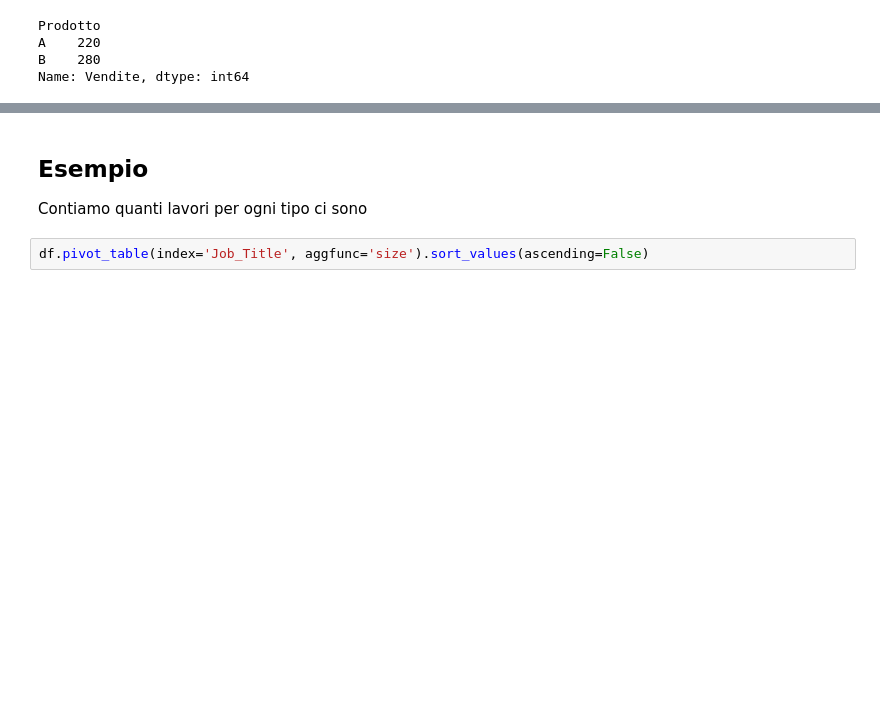
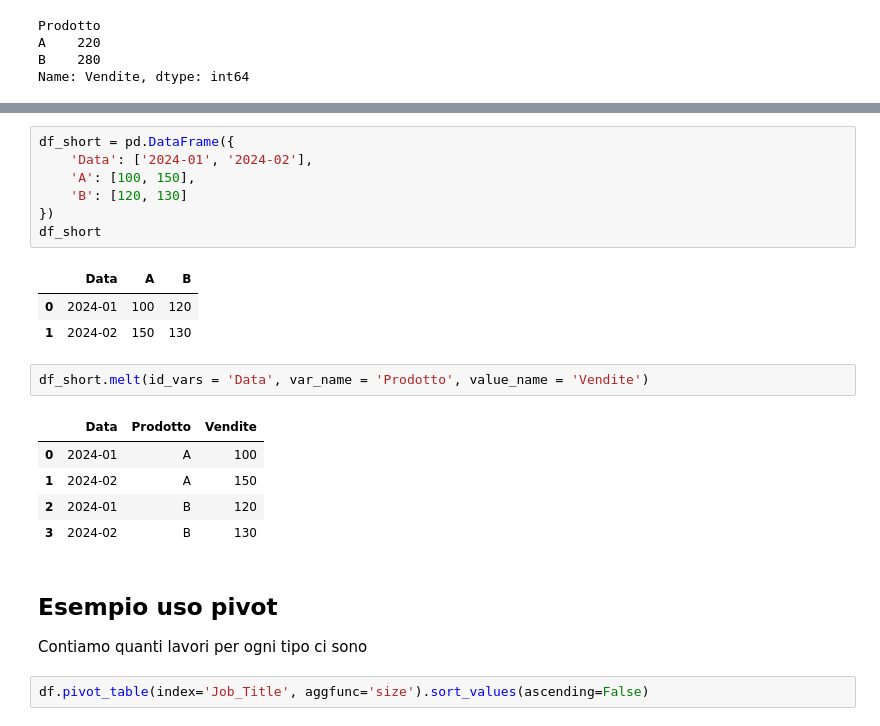
Before and after one commit to lauranenzi/LabProgrammazione_II_2026, a Jupyter notebook: materiale_lezioni/Lezione6/6.0_Pandas3.ipynb, the cells around one changed output, grey strips where cells are left out. Saved outputs shown, nothing was run; the diff lists cells and outputs as text; blank space fills up the shorter version.

Commit message:
Add example for pandas melt() method to demonstrate DataFrame transformation

```diff
--- a/materiale_lezioni/Lezione6/6.0_Pandas3.ipynb
+++ b/materiale_lezioni/Lezione6/6.0_Pandas3.ipynb
@@ -320,5 +324,25 @@ Name: Vendite, dtype: int64
+# %%
+df_short = pd.DataFrame({
+    'Data': ['2024-01', '2024-02'],
+    'A': [100, 150],
+    'B': [120, 130]
+})
+df_short
+# %% [output]
+|  | Data | A | B |
+| 0 | 2024-01 | 100 | 120 |
+| 1 | 2024-02 | 150 | 130 |
+# %%
+df_short.melt(id_vars = 'Data', var_name = 'Prodotto', value_name = 'Vendite')
+# %% [output]
+|  | Data | Prodotto | Vendite |
+| 0 | 2024-01 | A | 100 |
+| 1 | 2024-02 | A | 150 |
+| 2 | 2024-01 | B | 120 |
+| 3 | 2024-02 | B | 130 |
 # %% [markdown]
-## Esempio
+## Esempio uso pivot
+
 Contiamo quanti lavori per ogni tipo ci sono
 # %%
 df.pivot_table(index='Job_Title', aggfunc='size').sort_values(ascending=False)
```
Also changed, not shown: parts of 1 cell of this notebook.
